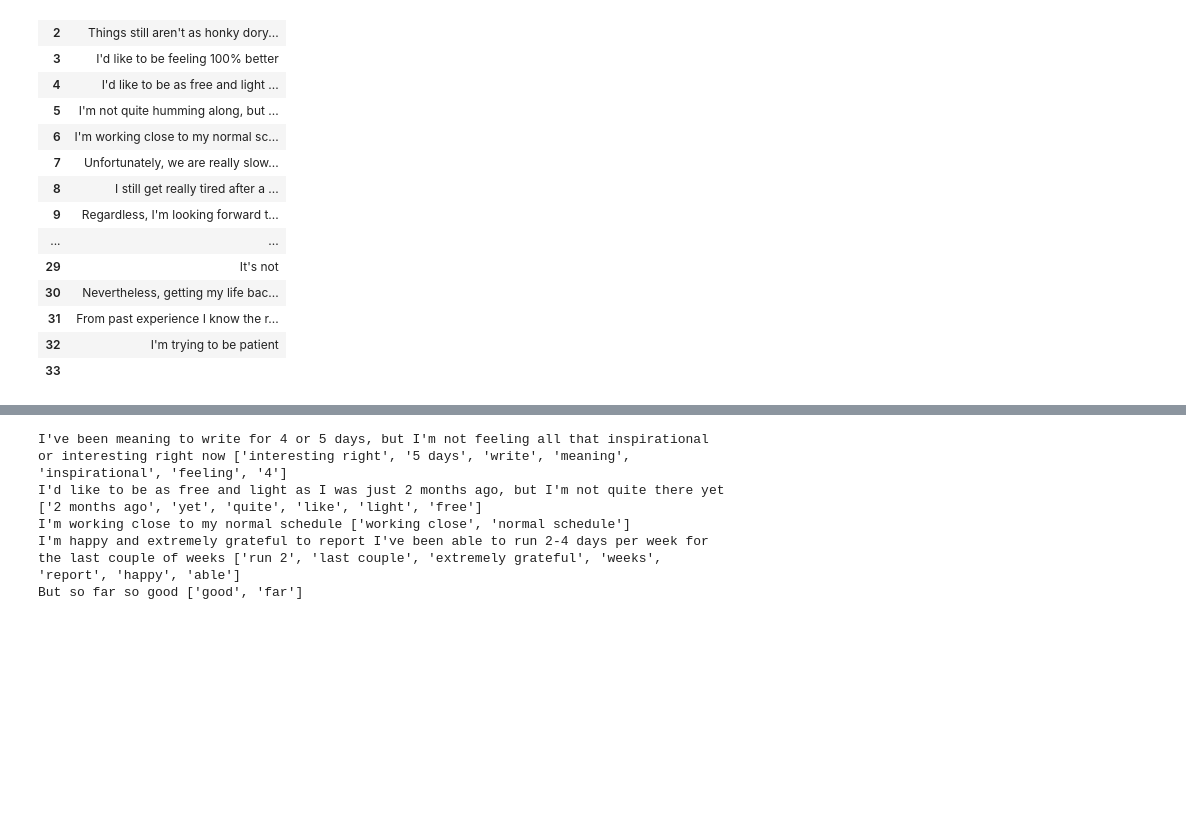
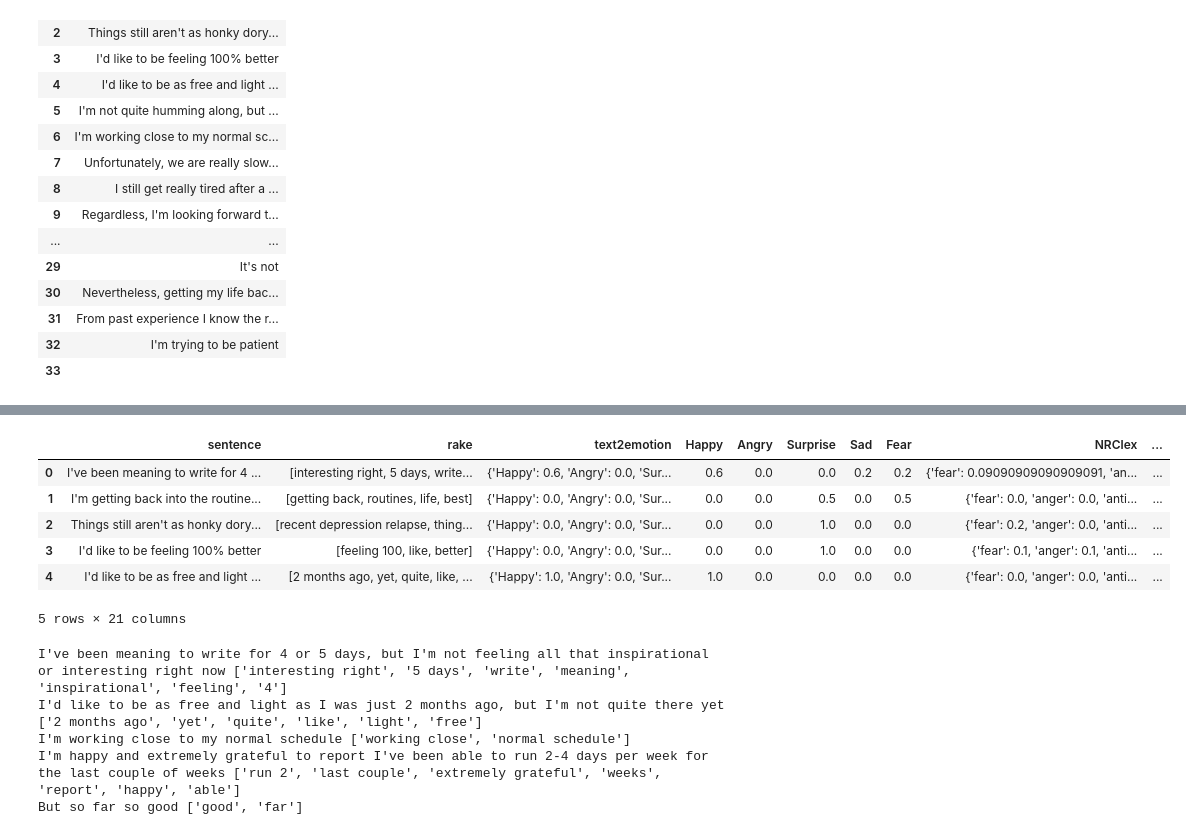
Before and after one commit to valeriialeskina/IamHere, a Jupyter notebook: keyword extraction/RAKE and spacy.ipynb, the cells around one changed output, grey strips where cells are left out. Drawn from its saved outputs; the diff is of its cells as text; code cells hidden in the pictures; blank space fills up the shorter version.

```diff
--- a/keyword extraction/RAKE and spacy.ipynb
+++ b/keyword extraction/RAKE and spacy.ipynb
@@ -167,3 +239,13 @@ post_df['Fear'] = [emotion['Fear'] for emotion in post_df.text2emotion]
+# %%
+post_df.head()
+# %% [output]
+|  | sentence | rake | text2emotion | Happy | Angry | Surprise | Sad | Fear | NRClex | ... |
+| 0 | I've been meaning to write for 4 ... | [interesting right, 5 days, write... | {'Happy': 0.6, 'Angry': 0.0, 'Sur... | 0.6 | 0.0 | 0.0 | 0.2 | 0.2 | {'fear': 0.09090909090909091, 'an... | ... |
+| 1 | I'm getting back into the routine... | [getting back, routines, life, best] | {'Happy': 0.0, 'Angry': 0.0, 'Sur... | 0.0 | 0.0 | 0.5 | 0.0 | 0.5 | {'fear': 0.0, 'anger': 0.0, 'anti... | ... |
+| 2 | Things still aren't as honky dory... | [recent depression relapse, thing... | {'Happy': 0.0, 'Angry': 0.0, 'Sur... | 0.0 | 0.0 | 1.0 | 0.0 | 0.0 | {'fear': 0.2, 'anger': 0.0, 'anti... | ... |
+| 3 | I'd like to be feeling 100% better | [feeling 100, like, better] | {'Happy': 0.0, 'Angry': 0.0, 'Sur... | 0.0 | 0.0 | 1.0 | 0.0 | 0.0 | {'fear': 0.1, 'anger': 0.1, 'anti... | ... |
+| 4 | I'd like to be as free and light ... | [2 months ago, yet, quite, like, ... | {'Happy': 1.0, 'Angry': 0.0, 'Sur... | 1.0 | 0.0 | 0.0 | 0.0 | 0.0 | {'fear': 0.0, 'anger': 0.0, 'anti... | ... |
+5 rows × 21 columns
 # %%
 for i, row in post_df[post_df.Happy >= 0.5].iterrows():
     print(row.sentence, row.rake)
```
Also changed, not shown: parts of 12 cells of this notebook, 1 other file.
